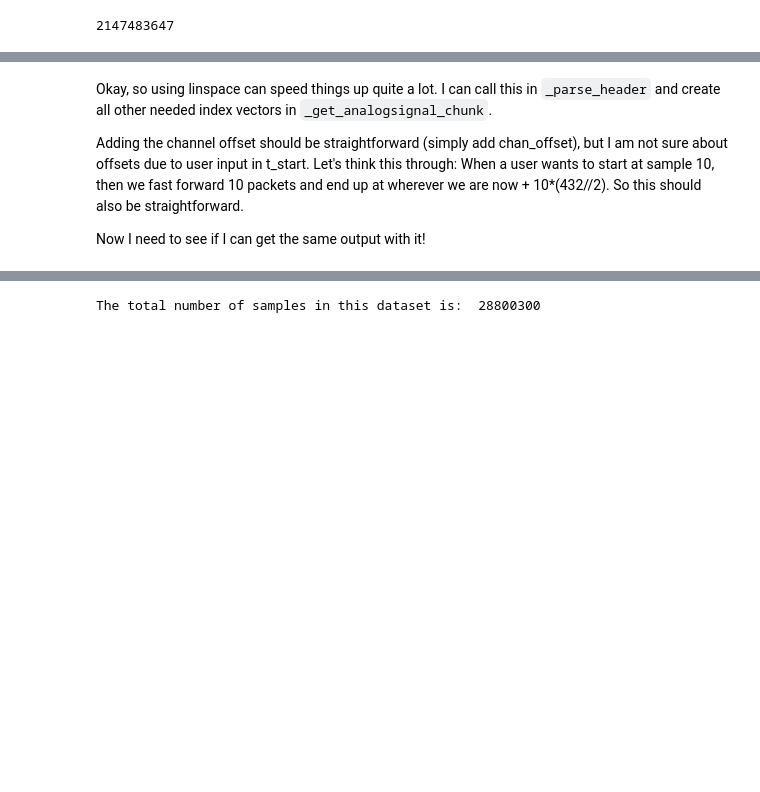
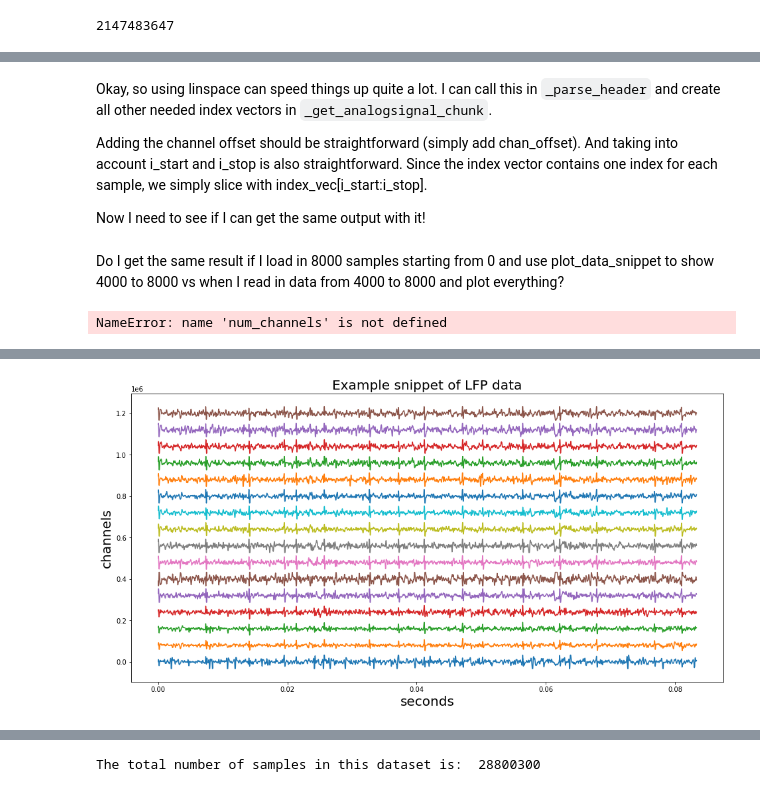
Before and after one commit to NeuralEnsemble/python-neo, a Jupyter notebook: read_axona_bin_cont.ipynb, the cells around one changed output, grey strips where cells are left out. Cells and saved outputs as stored; diff of their text form; code cells hidden in the pictures; blank space fills up the shorter version.

```diff
--- a/read_axona_bin_cont.ipynb
+++ b/read_axona_bin_cont.ipynb
@@ -79,0 +97,7 @@ print(bin_file)
+# %%
+# re-read small example dataset
+
+with open(example_bin_file, 'rb') as f:
+    content2 = f.read()
+
+print(sys.getsizeof(content2))
@@ -113,7 +145,7 @@ Note that the pointer moves with every call to f.read(), if I want to reset it t
 # %%
 # How many 432 byte packets does this data contain (<=> num. samples / 3)?
 
-bytes_per_packet = 432
+bytes_packet = 432
 
 num_packets = int(os.path.getsize(bin_file)/bytes_packet)
 print(num_packets)
@@ -744,16 +793,56 @@ cur_ids[2::3] = sample3
 # %% [markdown]
 Okay, so using linspace can speed things up quite a lot. I can call this in `_parse_header` and create all other needed index vectors in `_get_analogsignal_chunk`.
 
-Adding the channel offset should be straightforward (simply add chan_offset), but I am not sure about offsets due to user input in t_start. Let's think this through: When a user wants to start at sample 10, then we fast forward 10 packets and end up at wherever we are now + 10*(432//2). So this should also be straightforward.
+Adding the channel offset should be straightforward (simply add chan_offset). And taking into account i_start and i_stop is also straightforward. Since the index vector contains one index for each sample, we simply slice with index_vec[i_start:i_stop].
 
 Now I need to see if I can get the same output with it!
+# %%
+# Create base index vector for _raw_signals
+sample1 = np.linspace(bytes_head//2, num_packets*(bytes_packet//2),
+                      num_packets, dtype=int)
+sample2 = sample1 + 64
+sample3 = sample2 + 64
+
+sig_ids = np.empty((sample1.size+sample2.size+sample3.size,), dtype=sample1.dtype)
+sig_ids[0::3] = sample1
+sig_ids[1::3] = sample2
+sig_ids[2::3] = sample3
+# %% [markdown]
+Do I get the same result if I load in 8000 samples starting from 0 and use plot_data_snippet to show 4000 to 8000 vs when I read in data from 4000 to 8000 and plot everything?
+# %%
+# 1. Load All data, then plot 4000 to 8000 samples
+
+channel_indexes = None
+i_stop = 8000
+i_start = 0
+
+if channel_indexes is None:
+    channel_indexes = [i+1 for i in range(num_channels)]
+
+# Each packet has three samples for each channel
+# Note this means you can only read out multiples of 3
+num_samples = (i_stop-i_start)
+user_offset = (i_start//3) * (bytes_packet//2) + 64*(i_start%3)
+
+# Read one channel at a time
+raw_signals = np.ndarray(shape=(len(channel_indexes), num_samples))
+
+for i, ch_idx in enumerate(channel_indexes):
+
+    chan_offset = get_remap_chan(ch_idx)
+    raw_signals[i,:] = r._raw_signals[sig_ids[0:num_samples] + \
+                                      chan_offset+user_offset]
+
+raw_1 = raw_signals
+plot_data_snippet(raw_signals, start_idx=4000, end_idx=num_samples, Fs=48000, Nch = 16)
+# %% [output]
+NameError: name 'num_channels' is not defined
 # %%
-%%timeit
+# 2. Load data from 4000 to 8000 samples and plot all
 
 channel_indexes = None
-num_channels = 16
-i_stop = 48000
-i_start = 0
+i_stop = 8000
+i_start = 4000
 
 if channel_indexes is None:
     channel_indexes = [i+1 for i in range(num_channels)]
@@ -763,21 +852,14 @@ if channel_indexes is None:
 num_samples = (i_stop-i_start)
 
 # Read one channel at a time
-raw_signals = np.ndarray(shape=(num_samples, len(channel_indexes)))
-offset = bytes_head // 2
-
+raw_signals = np.ndarray(shape=(len(channel_indexes), num_samples))
 
 for i, ch_idx in enumerate(channel_indexes):
+
     chan_offset = get_remap_chan(ch_idx)
+    raw_signals[i,:] = r._raw_signals[sig_ids[i_start:i_stop] + \
+                                      chan_offset]
 
-    # Create id vector to read data for this channel
-    # Note we only consider multiples of three for now
-    cur_ids = []
-    for isamp in range(num_samples//3):
-
-        cur_ids.extend([isamp*(bytes_packet//2) + offset + chan_offset,
-                        isamp*(bytes_packet//2) + offset + 64 + chan_offset,
-                        isamp*(bytes_packet//2) + offset + 64*2 + chan_offset])
-
-    raw_signals[:,i] = raw_data[cur_ids]
+raw_2 = raw_signals
+plot_data_snippet(raw_signals, start_idx=0, end_idx=num_samples, Fs=48000, Nch = 16)
 # %% [output]
@@ -784,0 +866 @@ for i, ch_idx in enumerate(channel_indexes):
+[figure, added]
```
Also changed, not shown: parts of 48 cells of this notebook.
